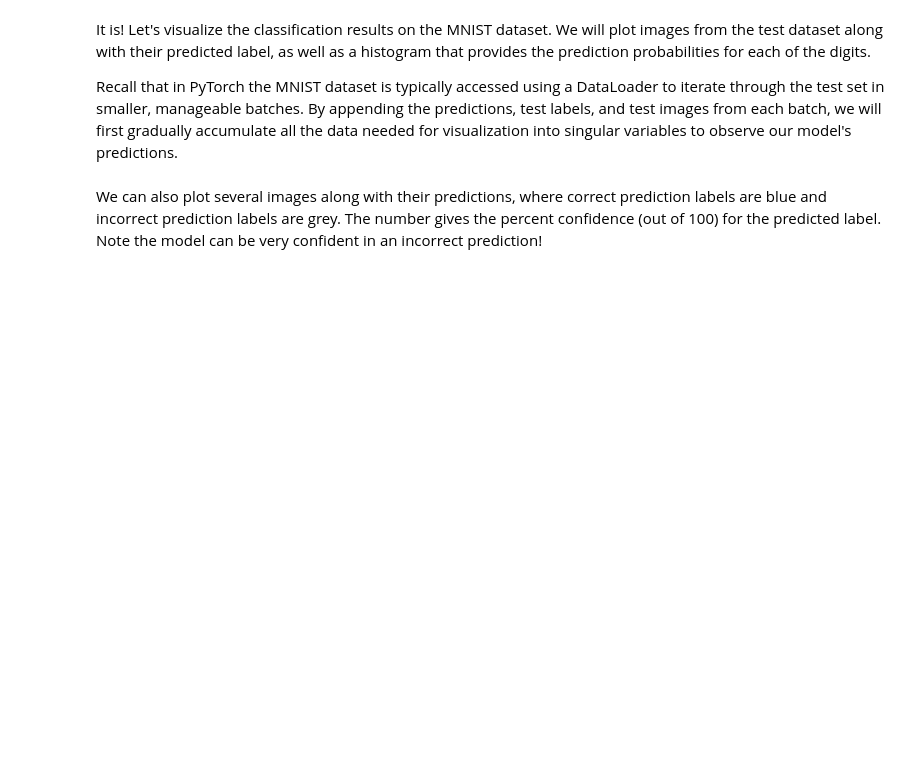
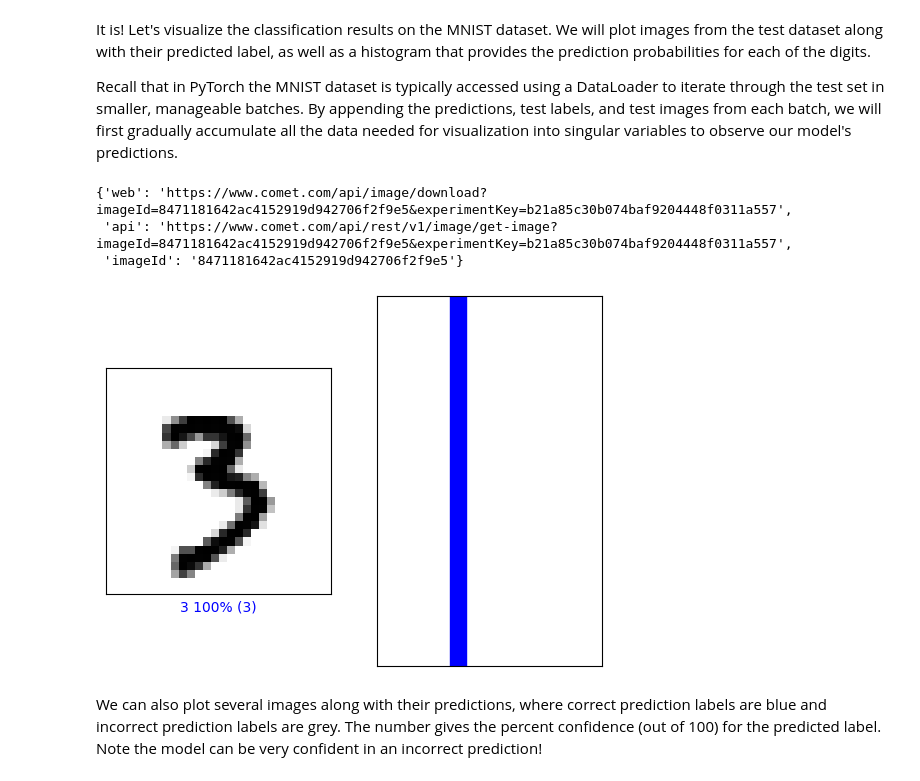
Before and after one commit to Gajanana/Android-Clean-Boilerplate, a Jupyter notebook: lab2/PT_Part1_MNIST.ipynb, the cells around one changed output. Drawn from its saved outputs; the diff is of its cells as text; code cells hidden in the pictures; blank space fills up the shorter version.

```diff
--- a/lab2/PT_Part1_MNIST.ipynb
+++ b/lab2/PT_Part1_MNIST.ipynb
@@ -538,6 +580,8 @@ all_images = []
 # Process test set in batches
 with torch.no_grad():
     for images, labels in testset_loader:
+        # Move images to the same device as the model (GPU)
+        images = images.to(device)
         outputs = cnn_model(images)
 
         # Apply softmax to get probabilities from the predicted logits
@@ -546,27 +590,33 @@ with torch.no_grad():
         # Get predicted classes
         predicted = torch.argmax(probabilities, dim=1)
 
-        all_predictions.append(probabilities)
-        all_labels.append(labels)
-        all_images.append(images)
+        # Store outputs on CPU to avoid running out of GPU memory
+        all_predictions.append(probabilities.cpu())
+        all_labels.append(labels.cpu())
+        all_images.append(images.cpu())
 
 all_predictions = torch.cat(all_predictions)  # Shape: (total_samples, num_classes)
 all_labels = torch.cat(all_labels)            # Shape: (total_samples,)
 all_images = torch.cat(all_images)            # Shape: (total_samples, 1, 28, 28)
 
 # Convert tensors to NumPy for compatibility with plotting functions
-predictions = all_predictions.cpu().numpy()  # Shape: (total_samples, num_classes)
-test_labels = all_labels.cpu().numpy()       # Shape: (total_samples,)
-test_images = all_images.cpu().numpy()       # Shape: (total_samples, 1, 28, 28)
+predictions = all_predictions.numpy()  # Shape: (total_samples, num_classes)
+test_labels = all_labels.numpy()       # Shape: (total_samples,)
+test_images = all_images.numpy()       # Shape: (total_samples, 1, 28, 28)
 # %%
 #@title Change the slider to look at the model's predictions! { run: "auto" }
 
-image_index = 79 #@param {type:"slider", min:0, max:100, step:1}
+image_index = 30 #@param {type:"slider", min:0, max:100, step:1}
 plt.subplot(1,2,1)
 mdl.lab2.plot_image_prediction(image_index, predictions, test_labels, test_images)
 plt.subplot(1,2,2)
 mdl.lab2.plot_value_prediction(image_index, predictions, test_labels)
 comet_model_2.log_figure(figure=plt)
+# %% [output]
+{'web': 'https://www.comet.com/api/image/download?imageId=8471181642ac4152919d942706f2f9e5&experimentKey=b21a85c30b074baf9204448f0311a557',
+ 'api': 'https://www.comet.com/api/rest/v1/image/get-image?imageId=8471181642ac4152919d942706f2f9e5&experimentKey=b21a85c30b074baf9204448f0311a557',
+ 'imageId': '8471181642ac4152919d942706f2f9e5'}
+[figure, added]
 # %% [markdown]
 We can also plot several images along with their predictions, where correct prediction labels are blue and incorrect prediction labels are grey. The number gives the percent confidence (out of 100) for the predicted label. Note the model can be very confident in an incorrect prediction!
 # %%
```
Also changed, not shown: parts of 9 cells of this notebook.
